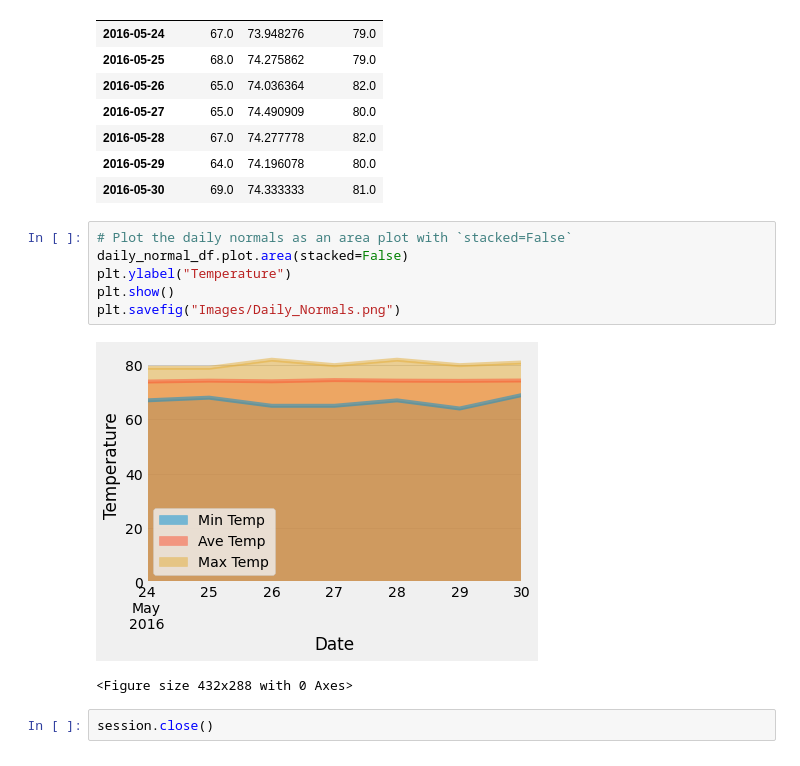
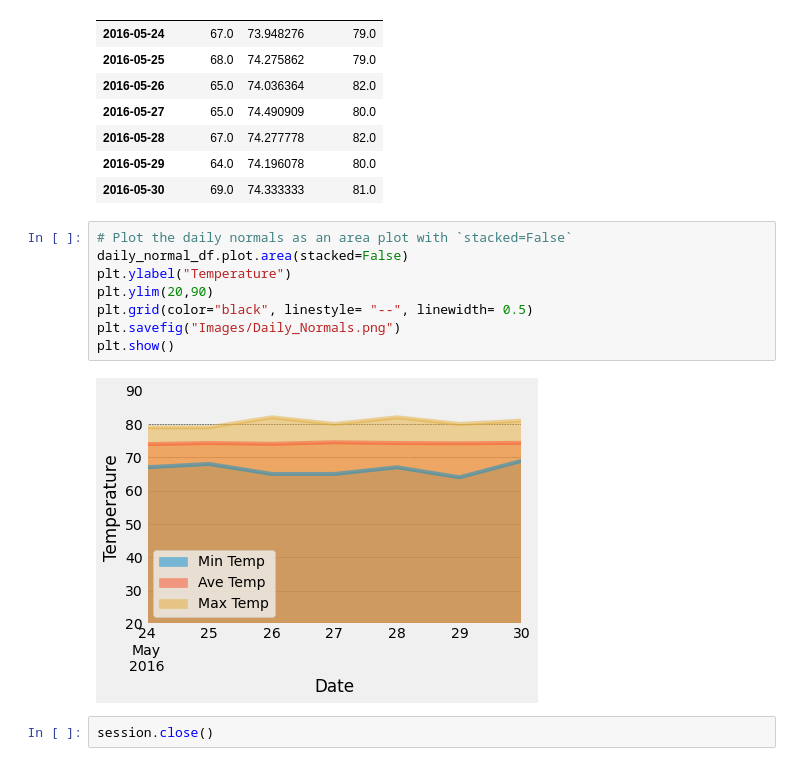
Before and after one commit to MellyB5/sqlalchemy_challenge, a Jupyter notebook: climate.ipynb, the cells around one changed output. Drawn from its saved outputs; the diff is of its cells as text.

```diff
--- a/climate.ipynb
+++ b/climate.ipynb
@@ -295,11 +292,12 @@ daily_normal_df
 # %%
 # Plot the daily normals as an area plot with `stacked=False`
 daily_normal_df.plot.area(stacked=False)
 plt.ylabel("Temperature")
+plt.ylim(20,90)
+plt.grid(color="black", linestyle= "--", linewidth= 0.5)
+plt.savefig("Images/Daily_Normals.png")
 plt.show()
-plt.savefig("Images/Daily_Normals.png")
 # %% [output]
-[figure, old version]
+[figure, new version]
-<Figure size 432x288 with 0 Axes>
 # %%
 session.close()
```
Also changed, not shown: parts of 3 cells of this notebook, 6 other files.
